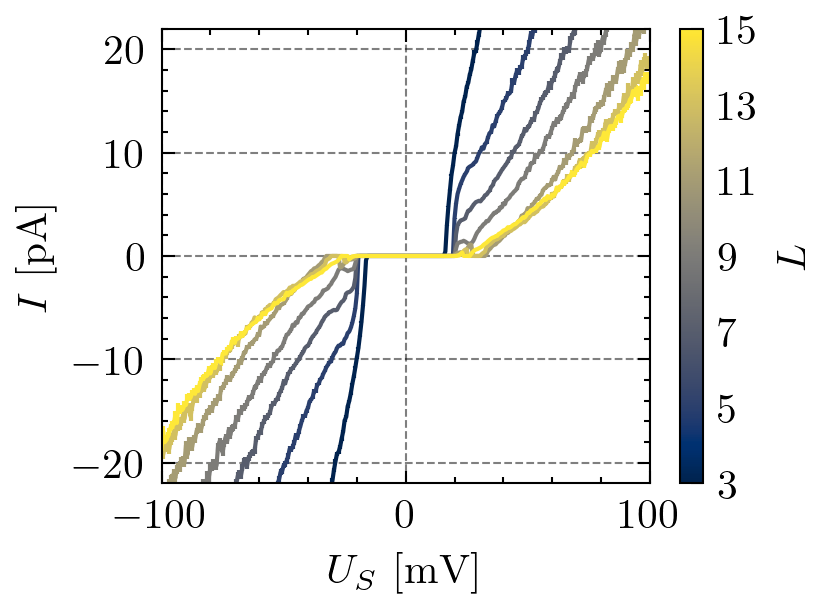
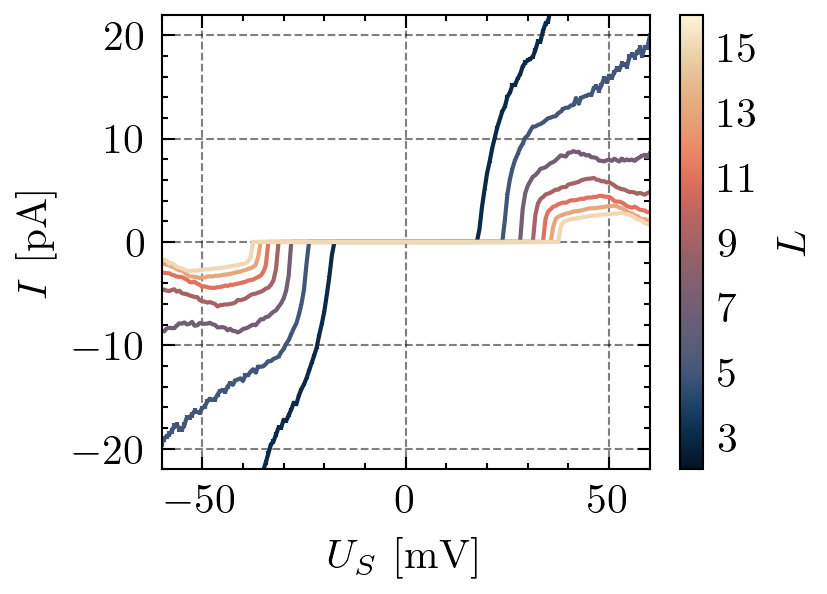
The change to this notebook cell's code, shown as a diff; its figure went from the first image to the second:
--- before
+++ after
@@ -1,4 +1,4 @@
 cmap    = plt.get_cmap('cividis')
-norm    = mcolors.Normalize(vmin=L_VALS[0],vmax=L_VALS[-1])
+norm    = mcolors.Normalize(vmin=L_VALS[0]-1,vmax=L_VALS[-1]+1)
 fig, ax = plt.subplots(dpi=300)
 w, h    = fig.get_size_inches()
@@ -10,16 +10,16 @@
     y   = df['Observable'].values*1e-6
     y_e = df['Error'].values*1e-6
-    _ = ax.errorbar(x, y, y_e, color=cmap(norm(N)))
+    _ = ax.errorbar(x, y, y_e, color=cmaps.lipari(norm(N)))
 _   = ax.set_xlabel("$U_S~[\mathrm{mV}]$")
 _   = ax.set_ylabel("$I~[\mathrm{pA}]$")
-_   = ax.set_xlim(-100,100)
+_   = ax.set_xlim(-60,60)
 _   = ax.set_ylim(-22,22)
 
-sm      = plt.cm.ScalarMappable(cmap=cmap, norm=norm)
+sm      = plt.cm.ScalarMappable(cmap=cmaps.lipari, norm=norm)
 cbar    = fig.colorbar(sm, ax=ax)
 _       = cbar.set_label("$L$")
 _       = cbar.set_ticks(L_VALS)
 
-fig.savefig(f"plots/svg/network_iv_curves.svg", transparent=True)
-fig.savefig(f"plots/pdf/network_iv_curves.pdf", transparent=False)
-fig.savefig(f"plots/png/network_iv_curves.png", transparent=False)
+fig.savefig(f"plots/svg/network_iv_curves_zero.svg", transparent=True)
+fig.savefig(f"plots/pdf/network_iv_curves_zero.pdf", transparent=False)
+fig.savefig(f"plots/png/network_iv_curves_zero.png", transparent=False)

Commit: .